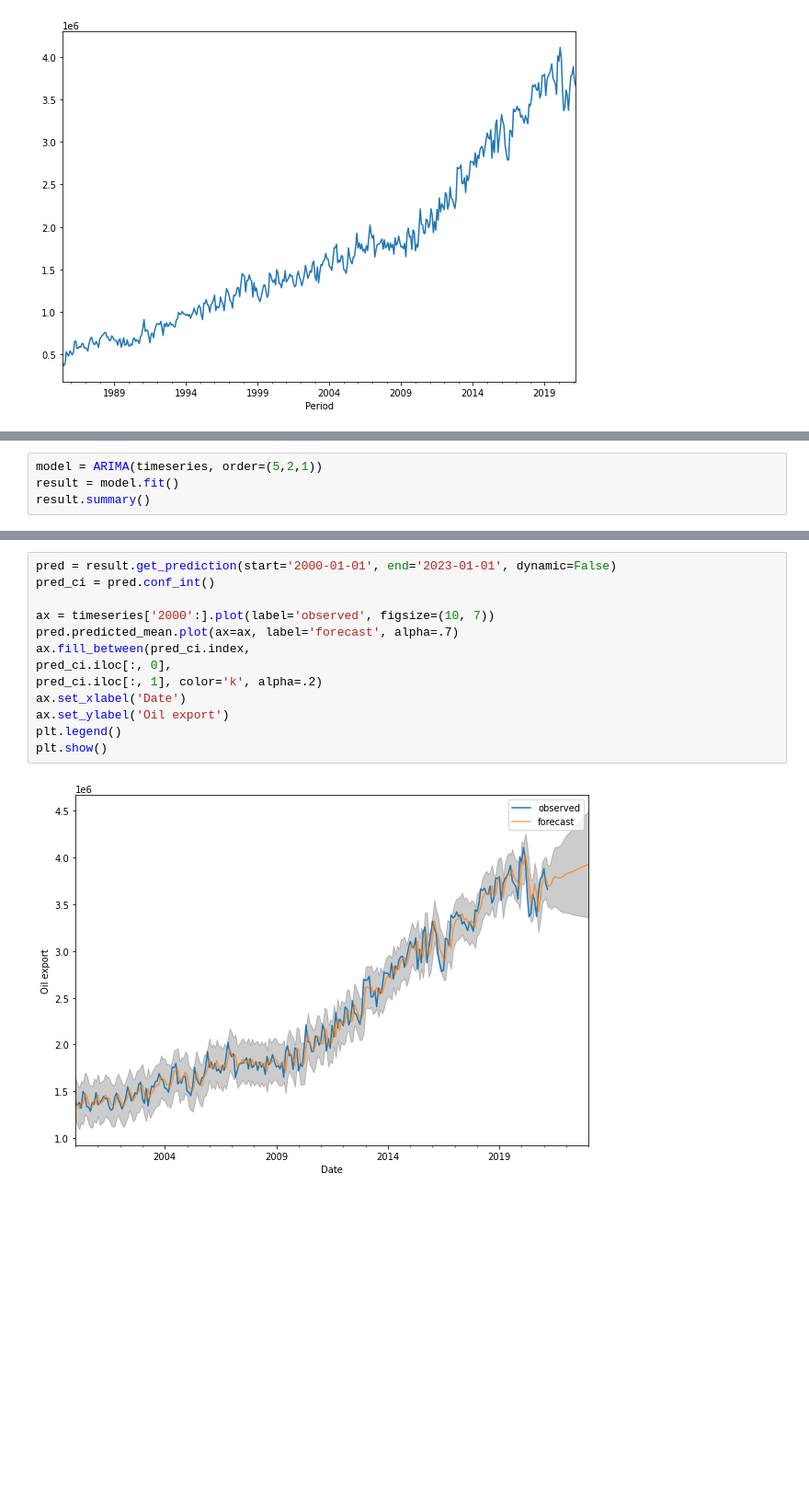
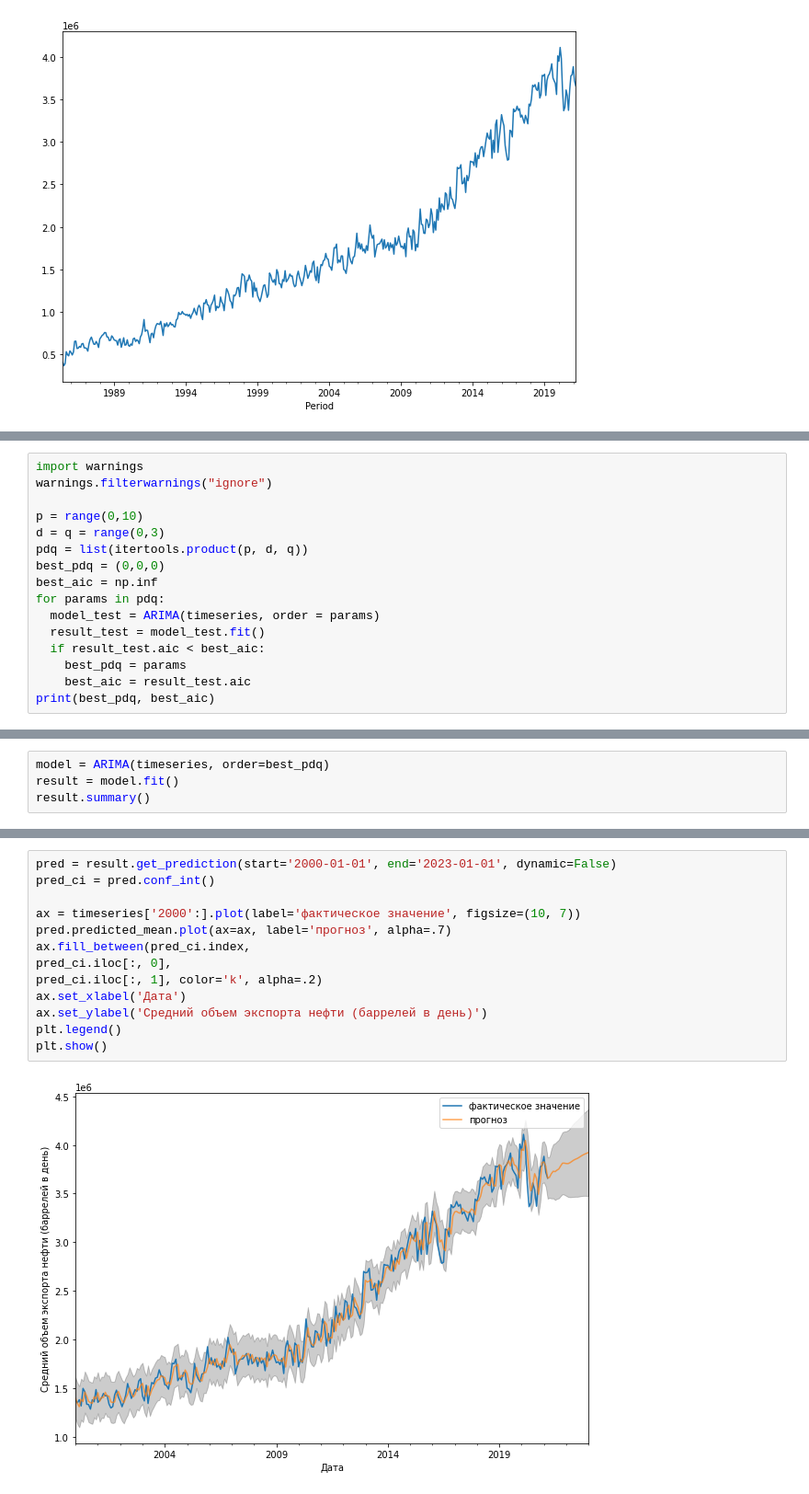
Before and after one commit to LeoLioLieLion/arima-test, a Jupyter notebook: ARIMA_test.ipynb, the cells around one changed output, grey strips where cells are left out. Shown at 92% size. Cells and saved outputs as stored; diff of their text form; blank space fills up the shorter version.

```diff
--- a/ARIMA_test.ipynb
+++ b/ARIMA_test.ipynb
@@ -44,0 +36,16 @@ timeseries.plot(figsize=(10, 7))
+# %%
+import warnings
+warnings.filterwarnings("ignore")
+
+p = range(0,10)
+d = q = range(0,3)
+pdq = list(itertools.product(p, d, q))
+best_pdq = (0,0,0)
+best_aic = np.inf
+for params in pdq:
+  model_test = ARIMA(timeseries, order = params)
+  result_test = model_test.fit()
+  if result_test.aic < best_aic:
+    best_pdq = params
+    best_aic = result_test.aic
+print(best_pdq, best_aic)
@@ -45,5 +54,5 @@ timeseries.plot(figsize=(10, 7))
 # %%
-model = ARIMA(timeseries, order=(5,2,1))
+model = ARIMA(timeseries, order=best_pdq)
 result = model.fit()
 result.summary()
 # %% [output]
@@ -80,18 +91,18 @@ plt.show()
 # %%
 pred = result.get_prediction(start='2000-01-01', end='2023-01-01', dynamic=False)
 pred_ci = pred.conf_int()
 
-ax = timeseries['2000':].plot(label='observed', figsize=(10, 7))
-pred.predicted_mean.plot(ax=ax, label='forecast', alpha=.7)
+ax = timeseries['2000':].plot(label='фактическое значение', figsize=(10, 7))
+pred.predicted_mean.plot(ax=ax, label='прогноз', alpha=.7)
 ax.fill_between(pred_ci.index,
 pred_ci.iloc[:, 0],
 pred_ci.iloc[:, 1], color='k', alpha=.2)
-ax.set_xlabel('Date')
-ax.set_ylabel('Oil export')
+ax.set_xlabel('Дата')
+ax.set_ylabel('Средний объем экспорта нефти (баррелей в день)')
 plt.legend()
 plt.show()
 # %% [output]
-[figure, old version]
+[figure, new version]
 # %%
 forecasted = pred.predicted_mean[:'2021-03-01']
 actual = timeseries['2000':]
```
Also changed, not shown: parts of 9 cells of this notebook.
